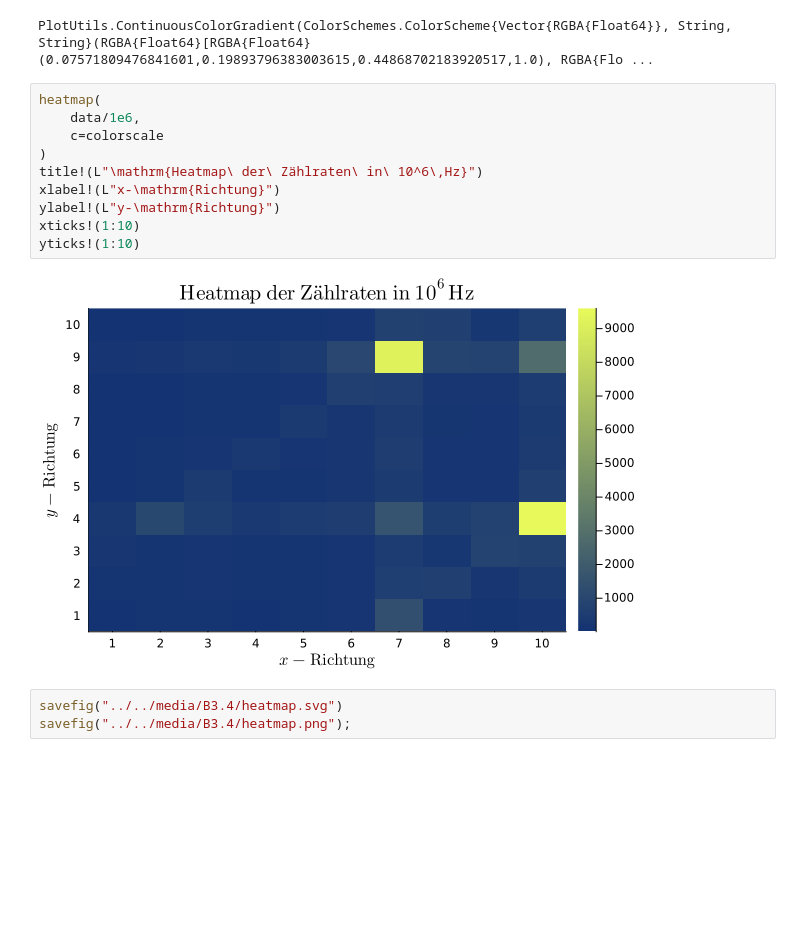
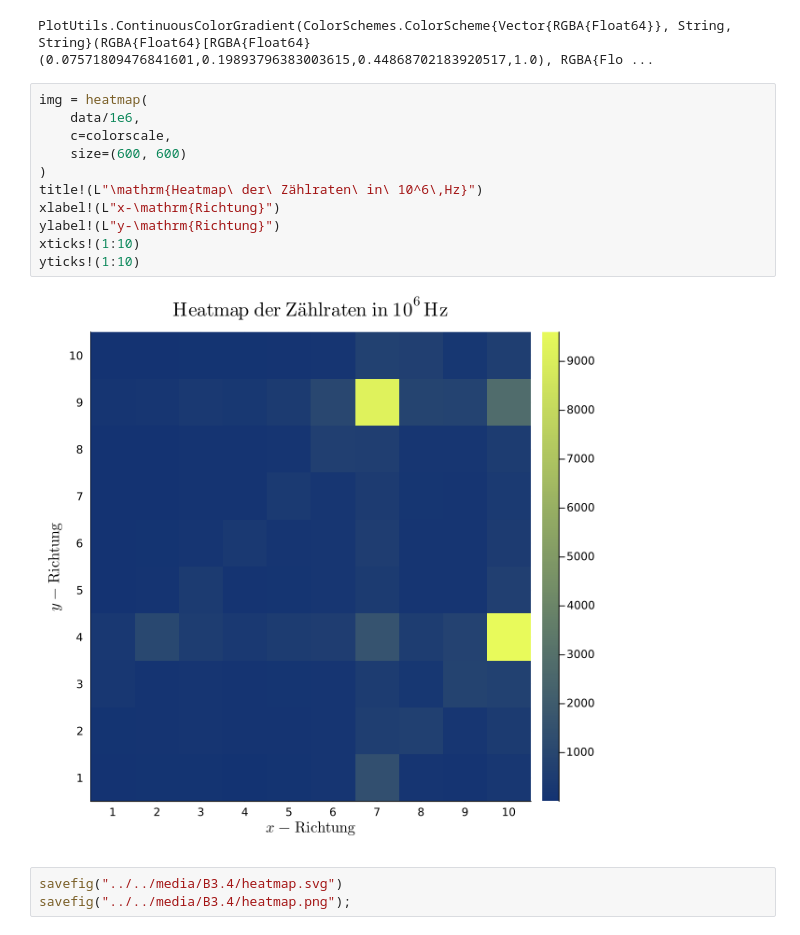
Before and after one commit to ofilla/physik-praktikum-b, a Jupyter notebook: B3.4/data/Schatztruhe.ipynb, the cells around one changed output. Saved outputs shown, nothing was run; the diff lists cells and outputs as text; blank space fills up the shorter version.

```diff
--- a/B3.4/data/Schatztruhe.ipynb
+++ b/B3.4/data/Schatztruhe.ipynb
@@ -59,17 +59,18 @@ colorscale = cgrad([palette(:thermal, 10)[2], palette(:thermal, 10)[10]], scale=
 # %% [output]
 PlotUtils.ContinuousColorGradient(ColorSchemes.ColorScheme{Vector{RGBA{Float64}}, String, String}(RGBA{Float64}[RGBA{Float64}(0.07571809476841601,0.19893796383003615,0.44868702183920517,1.0), RGBA{Flo ...
 # %%
-heatmap(
+img = heatmap(
     data/1e6,
-    c=colorscale
+    c=colorscale,
+    size=(600, 600)
 )
 title!(L"\mathrm{Heatmap\ der\ Zählraten\ in\ 10^6\,Hz}")
 xlabel!(L"x-\mathrm{Richtung}")
 ylabel!(L"y-\mathrm{Richtung}")
 xticks!(1:10)
 yticks!(1:10)
 # %% [output]
-[figure, old version]
+[figure, new version]
 # %%
 savefig("../../media/B3.4/heatmap.svg")
 savefig("../../media/B3.4/heatmap.png");
```
Also changed, not shown: 5 other files.
